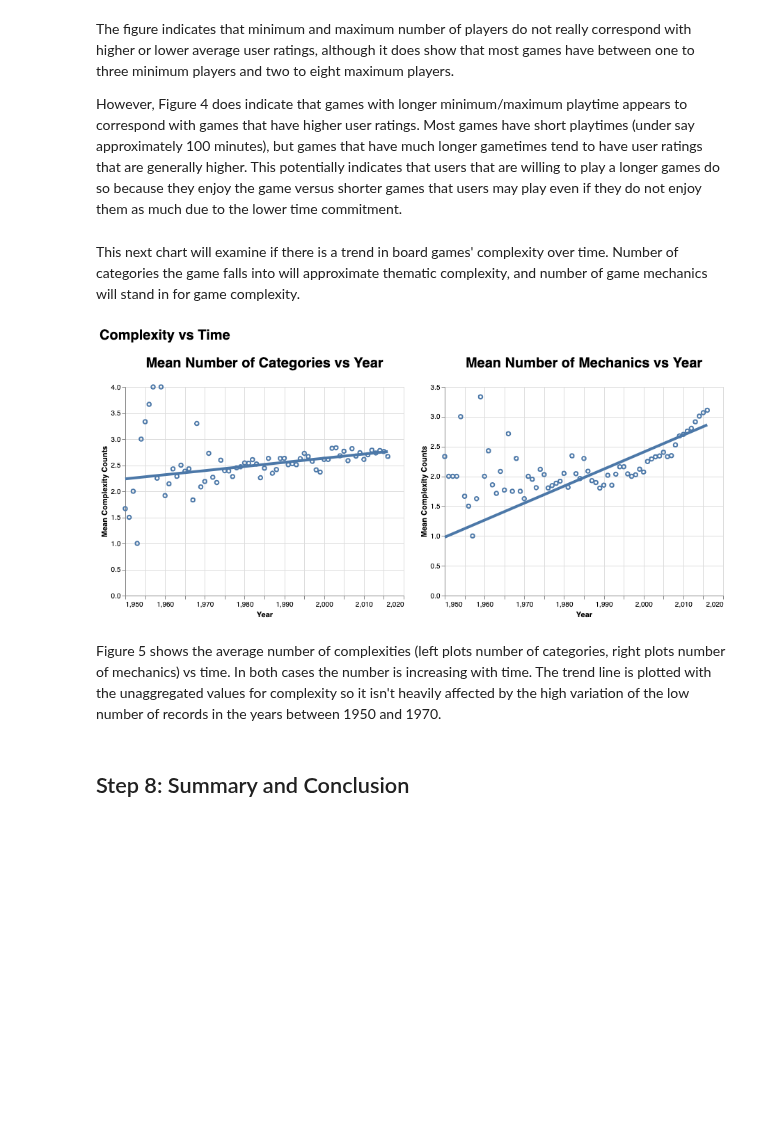
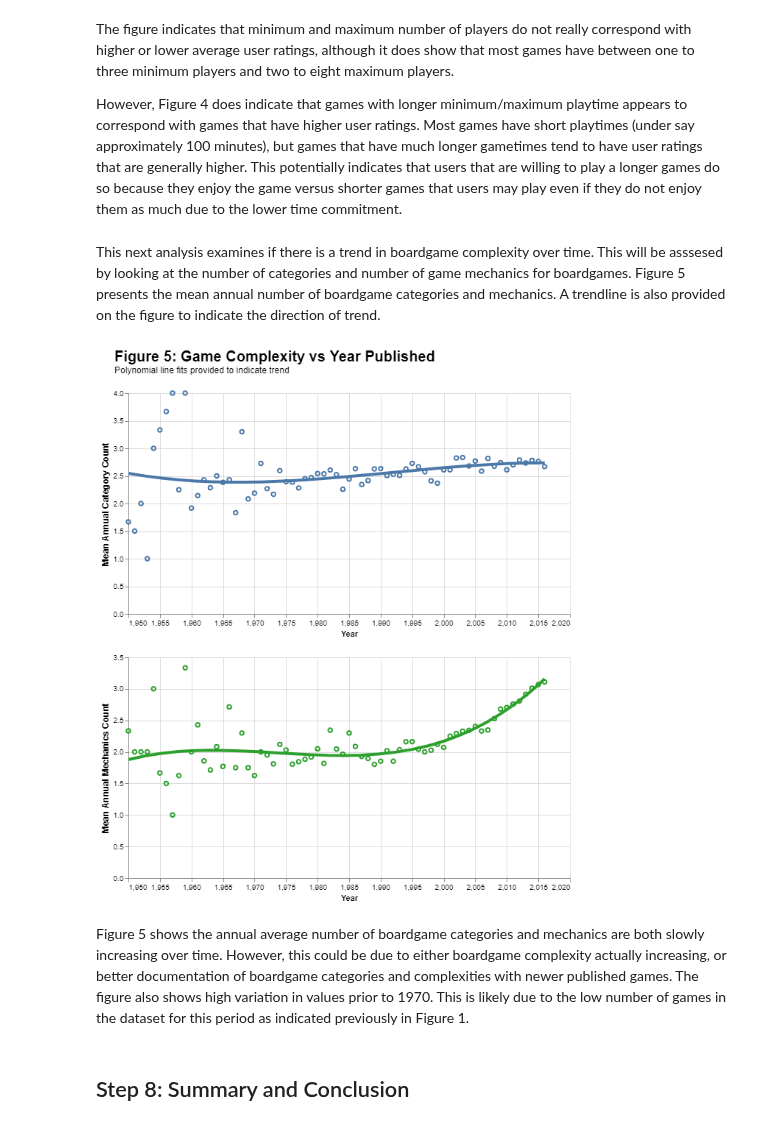
Before and after one commit to ubco-mds-2020-labs/data-550-project2-group-14, a Jupyter notebook: boardgame_EDA.ipynb, the cells around one changed output. Cells and saved outputs as stored; diff of their text form; code cells hidden in the pictures; blank space fills up the shorter version.

```diff
--- a/boardgame_EDA.ipynb
+++ b/boardgame_EDA.ipynb
@@ -188,9 +181,9 @@ features_df.max_players = features_df.max_players.astype(int)
 features_df.min_players = features_df.min_players.astype(int)
 # %%
 # re read to get date as non-datetime object
-boardgame_data = pd.read_csv('board_games.csv')
-number_of_categories = boardgame_data.copy()
-number_of_mechanics = boardgame_data.copy()
+boardgame_data1 = pd.read_csv('board_games.csv')
+number_of_categories = boardgame_data1.copy()
+number_of_mechanics = boardgame_data1.copy()
 
 # map the number of categories to a column
 number_of_categories = number_of_categories.dropna(subset=["category"])
@@ -470,36 +469,49 @@ pd3 = (alt.Chart(features_df).mark_rect().encode(
 The figure indicates that minimum and maximum number of players do not really correspond with higher or lower average user ratings, although it does show that most games have between one to three minimum players and two to eight maximum players.
 
 However, Figure 4 does indicate that games with longer minimum/maximum playtime appears to correspond with games that have higher user ratings. Most games have short playtimes (under say approximately 100 minutes), but games that have much longer gametimes tend to have user ratings that are generally higher. This potentially indicates that users that are willing to play a longer games do so because they enjoy the game versus shorter games that users may play even if they do not enjoy them as much due to the lower time commitment.
-# %% [markdown]
-This next chart will examine if there is a trend in board games' complexity over time. Number of categories the game falls into will approximate thematic complexity, and number of game mechanics will stand in for game complexity.
+# %% [markdown]
+This next analysis examines if there is a trend in boardgame complexity over time. This will be asssesed by looking at the number of categories and number of game mechanics for boardgames. Figure 5 presents the mean annual number of boardgame categories and mechanics. A trendline is also provided on the figure to indicate the direction of trend.
 # %%
 points = alt.Chart(number_of_categories).mark_point().encode(
+    x=alt.X('year_published', scale=alt.Scale(zero=False), title="Year"),
+    y=alt.Y('mean(complexity_value)',
+            axis=alt.Axis(title="Mean Annual Category Count",
+                          titleFontSize=12)
+)).properties(
+    height=300,
+    width=600
+)
+
+chart1 = points + points.transform_regression(
+    'year_published', 'complexity_value', method='poly'
+).mark_line(size=4)
+
+points = alt.Chart(number_of_mechanics).mark_point(color='#2ca02c').encode(
     x=alt.X('year_published',scale=alt.Scale(zero=False), title="Year"),
-    y=alt.Y('mean(complexity_value)',title="Mean Complexity Counts")
-).properties(
-    title="Mean Number of Categories vs Year",
+    y=alt.Y('mean(complexity_value)',
+            axis=alt.Axis(title="Mean Annual Mechanics Count",
+                          titleFontSize=12)
+)).properties(
+    height=300,
+    width=600
 )
-chart1 = points + points.transform_regression('year_published', 'complexity_value').mark_line(size=4)
 
+chart2 = points + points.transform_regression(
+    'year_published', 'complexity_value', method='poly'
+).mark_line(size=4, color='#2ca02c')
 
-points = alt.Chart(number_of_mechanics).mark_point().encode(
-    x=alt.X('year_published',scale=alt.Scale(zero=False), title="Year"),
-    y=alt.Y('mean(complexity_value)', title="Mean Complexity Counts")
-).properties(
-    title="Mean Number of Mechanics vs Year"
+plot_title = alt.TitleParams("Figure 5: Game Complexity vs Year Published",
+                             subtitle=["Polynomial line fits provided to indicate trend"])
+alt.vconcat(chart1, chart2, title = plot_title
+).configure_title(
+    dx = 20,
+    dy = -15,
+    fontSize = 20,
 )
-chart2 = points + points.transform_regression('year_published', 'complexity_value').mark_line(size=4)
-
-
-(chart1 | chart2).properties(
-    title = "Complexity vs Time"
-).configure_title(
-    dy = -15,fontSize=20,
-)
 # %% [output]
-[figure, old version]
+[figure, new version]
-# %% [markdown]
-Figure 5 shows the average number of complexities (left plots number of categories, right plots number of mechanics) vs time. In both cases the number is increasing with time. The trend line is plotted with the unaggregated values for complexity so it isn't heavily affected by the high variation of the low number of records in the years between 1950 and 1970.
+# %% [markdown]
+Figure 5 shows the annual average number of boardgame categories and mechanics are both slowly increasing over time. However, this could be due to either boardgame complexity actually increasing, or better documentation of boardgame categories and complexities with newer published games. The figure also shows high variation in values prior to 1970. This is likely due to the low number of games in the dataset for this period as indicated previously in Figure 1.
 # %% [markdown]
 ## Step 8: Summary and Conclusion
 # %% [markdown]
```
Also changed, not shown: parts of 16 cells of this notebook.
